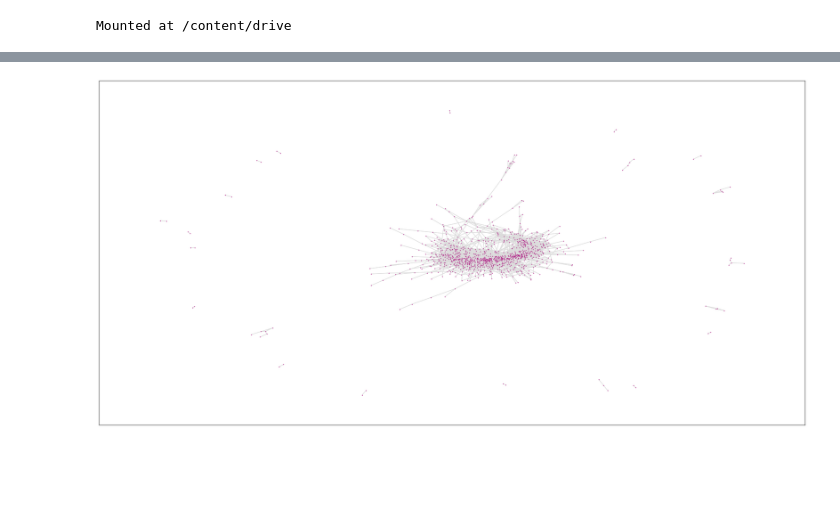
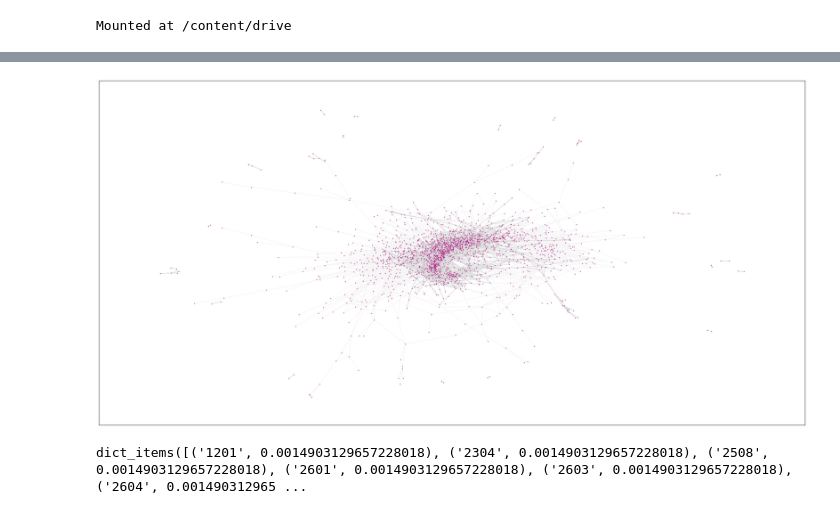
Before and after one commit to kevinCortial/graphlearning, a Jupyter notebook: preprocessing_Harvard.ipynb, the cells around one changed output, grey strips where cells are left out. Drawn from its saved outputs; the diff is of its cells as text; code cells hidden in the pictures; blank space fills up the shorter version.

Commit message:
added extra graph

```diff
--- a/preprocessing_Harvard.ipynb
+++ b/preprocessing_Harvard.ipynb
@@ -10,18 +10,39 @@ Mounted at /content/drive
 import json
 from pandas.io.json import json_normalize
 import pandas as pd
+import networkx as nx
+import matplotlib.pyplot as plt
+
+
+# First file.json that contains two dataframes, one with nodes infos and the other with the edges
 with open('/content/drive/MyDrive/ColabNotebooks/network_hs92_4digit.json') as json_data:
     data = json.load(json_data)
-df = pd.DataFrame(data['nodes'])
-print(df)
-df2 = pd.DataFrame(data['edges'])
-print(df2)
+df_nodes = pd.DataFrame(data['nodes'])
+print(df_nodes)
+df_edges = pd.DataFrame(data['edges'])
+print(df_edges)
 
+# Dictionary of tuples that contains the positions (x, y) of every node
+pos = df_nodes.set_index('id').apply(tuple, 1).groupby(level=0).agg(lambda x: x.values).to_dict()
+print(pos)
 
+#PART ONE, first dataframe:
+def get_clean_graph_from_dataframe(dataframe):
+  G = nx.from_pandas_adjacency(dataframe)
 
+  centrality = nx.closeness_centrality(G)
+  centrality_sort = {k: v for k, v in sorted(centrality.items(), key=lambda item: item[1])}
+  print(centrality_sort.items())
+  list_attached_nodes = [key for key, value in centrality_sort.items() if value < 0.1]
+  # todo print liste des valeurs (centrality_sort.items())
+  G.remove_nodes_from(list_attached_nodes)
 
-import networkx as nx
-import matplotlib.pyplot as plt
+  nx.draw_networkx(G, node_size=1, with_labels=False, arrowsize=0.1, node_color='#ac1480', edge_color='whitesmoke')
+  fig = plt.gcf()
+  fig.set_size_inches(30, 15)
+  plt.show()
+  return G
+
 def get_graph_from_dataframe(dataframe):
   # We only need the three needed columns
   dataframe = dataframe[["commoditycode_1", "commoditycode_2", "proximity"]]
@@ -36,13 +57,53 @@ def get_graph_from_dataframe(dataframe):
   plt.figure(figsize=(30, 15))
 
   nx.draw_networkx(G, node_size=1, with_labels=False, arrowsize=1, node_color='#ac1480', edge_color='gainsboro')
-  plt.show()
 
   return dataframe
 
 
 original_df = pd.read_csv('/content/drive/MyDrive/ColabNotebooks/hs92_proximities.csv', delimiter = ",", dtype={"commoditycode_1": str, "commoditycode_2": str})
-df = get_graph_from_dataframe(original_df)
+final_df = get_graph_from_dataframe(original_df)
+G = get_clean_graph_from_dataframe(final_df)
+
+# PART TWO, other dataframe (positions):
+def get_clean_graph_from_dataframe_hs(dataframe):
+  G = nx.from_pandas_adjacency(dataframe)
+
+  centrality = nx.closeness_centrality(G)
+  centrality_sort = {k: v for k, v in sorted(centrality.items(), key=lambda item: item[1])}
+  print(centrality_sort.items())
+  list_attached_nodes = [key for key, value in centrality_sort.items() if value < 0.06]
+  # todo print liste des valeurs (centrality_sort.items())
+  G.remove_nodes_from(list_attached_nodes)
+
+  nx.draw_networkx(G, node_size=1, with_labels=False, arrowsize=0.1, node_color='#ac1480', edge_color='whitesmoke')
+  fig = plt.gcf()
+  fig.set_size_inches(30, 15)
+  plt.show()
+  return G
+
+def get_graph_from_dataframe_hs(dataframe, pos):
+  # We only need the three needed columns
+  dataframe = dataframe[["source", "target", "strength"]]
+  dataframe.columns = ['source', 'dest', 'coef']
+  # We delete every line that has a weight of zero
+  data_no_zero = dataframe[dataframe['coef'] >= 0.5]
+  dataframe = pd.crosstab(data_no_zero.source, data_no_zero.dest, dropna=False)
+  # At this point we can transform the dataframe intro an adjacency matrix
+  idx = dataframe.columns.union(dataframe.index)
+  dataframe = dataframe.reindex(index = idx, columns=idx, fill_value=0)
+  G = nx.from_pandas_adjacency(dataframe, create_using = nx.DiGraph())
+  plt.figure(figsize=(30, 15))
+  #nx.set_node_attributes(G, pos, 'coord')
+  nx.draw_networkx(G, node_size=1, with_labels=False, arrowsize=1, node_color='#ac1480', edge_color='gainsboro')
+
+  return dataframe
+
+original_df_positions = df_edges
+df_positions = get_graph_from_dataframe_hs(original_df_positions, pos)
+G_positions = get_clean_graph_from_dataframe_hs(df_positions)
+
+print(original_df_positions['strength'].min())
 # %% [output]
        id            x            y
 0    0910  2713.388794  2416.424561
@@ -64 +125,2 @@ df = get_graph_from_dataframe(original_df)
-[figure, old version]
+[figure, new version]
+dict_items([('1201', 0.0014903129657228018), ('2304', 0.0014903129657228018), ('2508', 0.0014903129657228018), ('2601', 0.0014903129657228018), ('2603', 0.0014903129657228018), ('2604', 0.001490312965 ...
```
Also changed, not shown: parts of 1 cell of this notebook.
